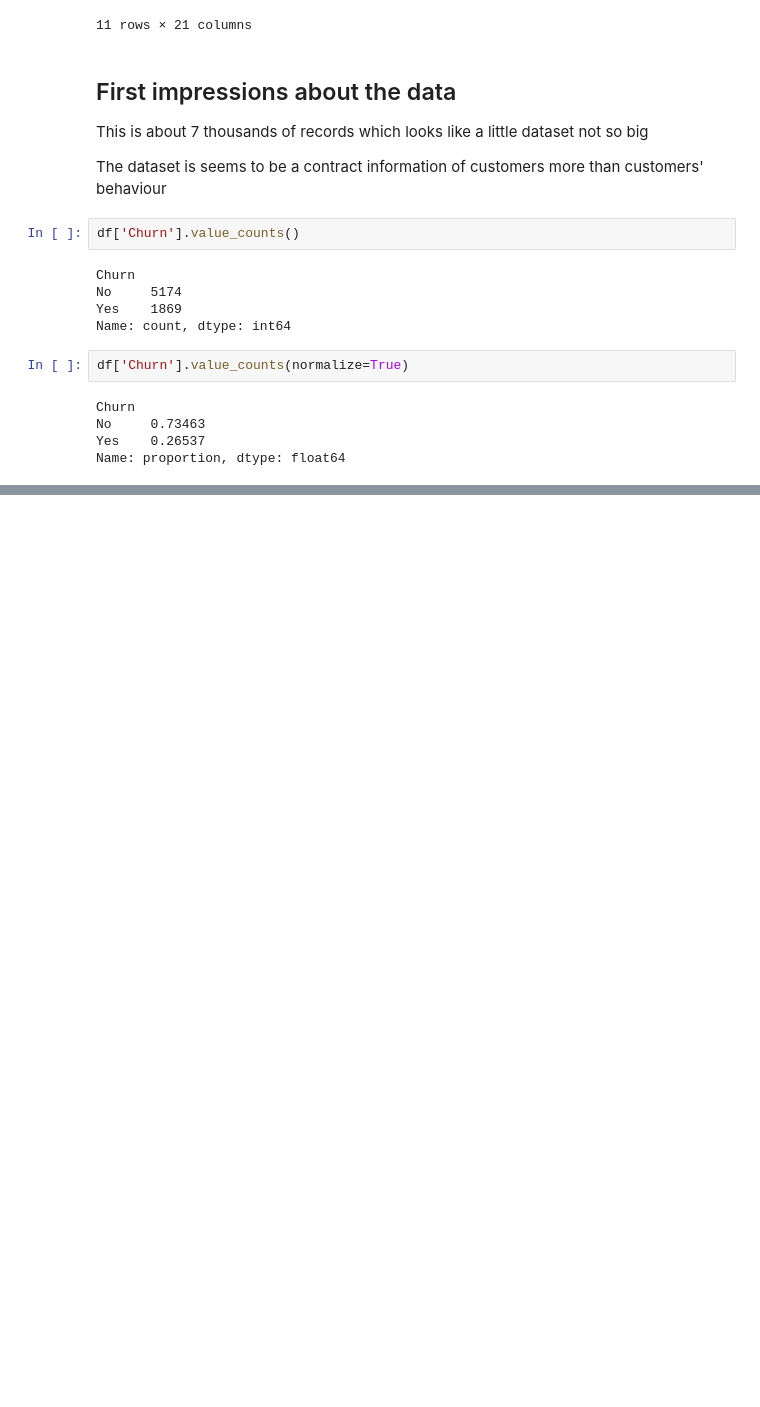
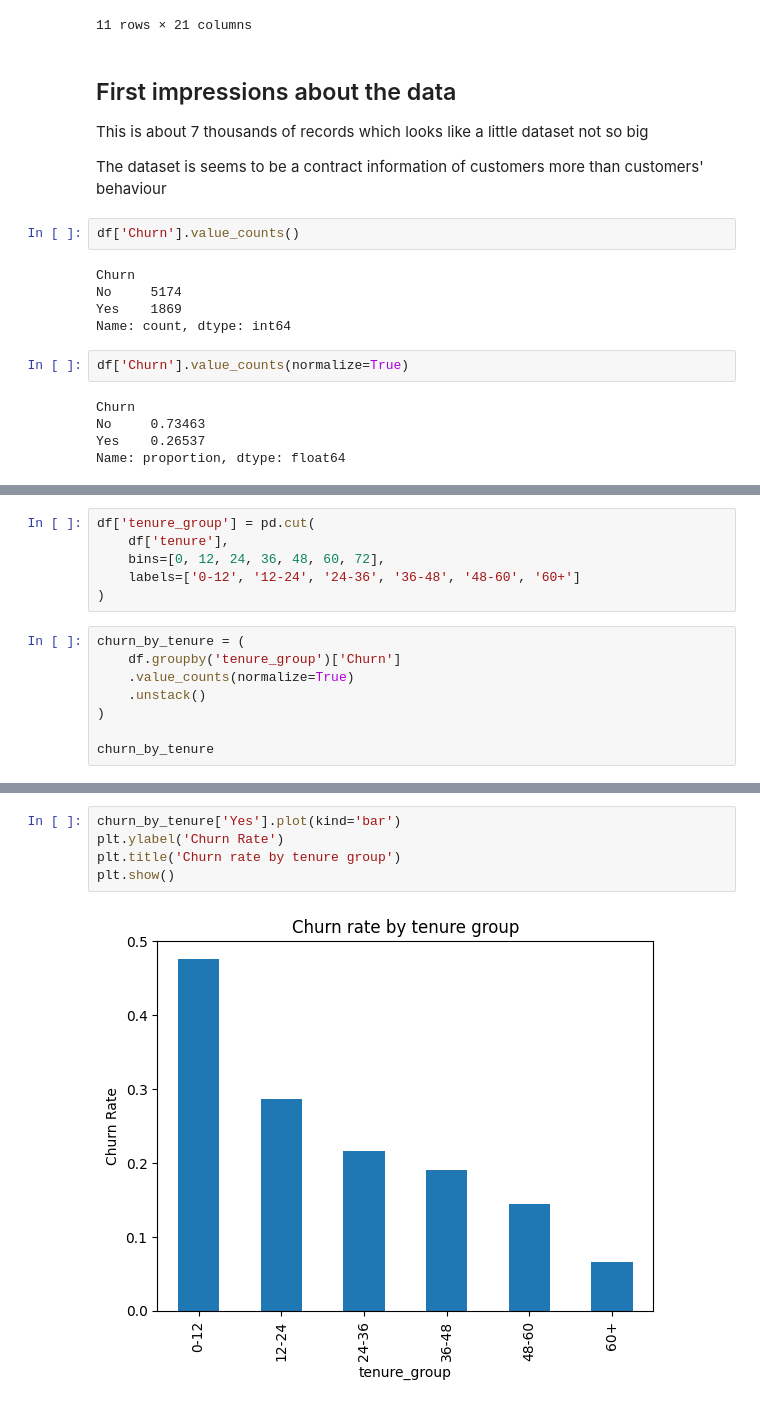
Before and after one commit to mehrdad1992/ai-product-journey, a Jupyter notebook: notebooks/1-data-preparation.ipynb, the cells around one changed output, grey strips where cells are left out. Cells and saved outputs as stored; diff of their text form; blank space fills up the shorter version.

Commit message:
illustrated churn by tenure

```diff
--- a/notebooks/1-data-preparation.ipynb
+++ b/notebooks/1-data-preparation.ipynb
@@ -83,0 +93,14 @@ Name: proportion, dtype: float64
+# %%
+df['tenure_group'] = pd.cut(
+    df['tenure'],
+    bins=[0, 12, 24, 36, 48, 60, 72],
+    labels=['0-12', '12-24', '24-36', '36-48', '48-60', '60+']
+)
+# %%
+churn_by_tenure = (
+    df.groupby('tenure_group')['Churn']
+    .value_counts(normalize=True)
+    .unstack()
+)
+
+churn_by_tenure
@@ -83,0 +116,7 @@ Name: proportion, dtype: float64
+# %%
+churn_by_tenure['Yes'].plot(kind='bar')
+plt.ylabel('Churn Rate')
+plt.title('Churn rate by tenure group')
+plt.show()
+# %% [output]
+[figure, added]
```
Also changed, not shown: parts of 2 cells of this notebook.
